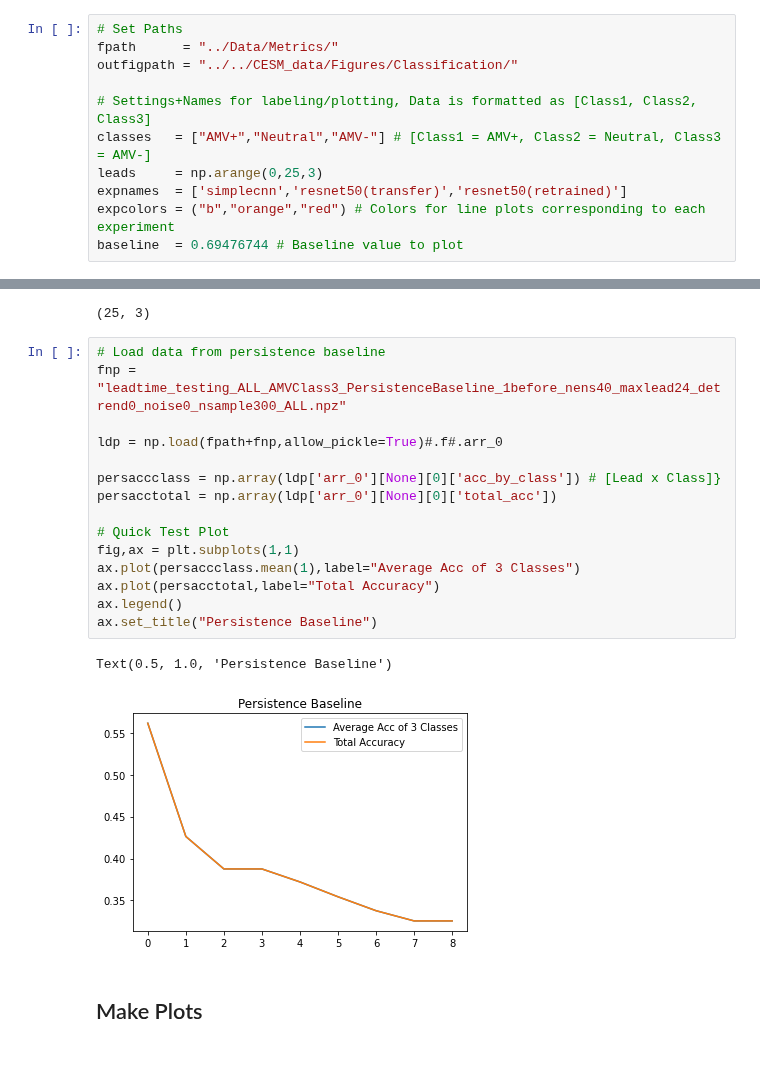
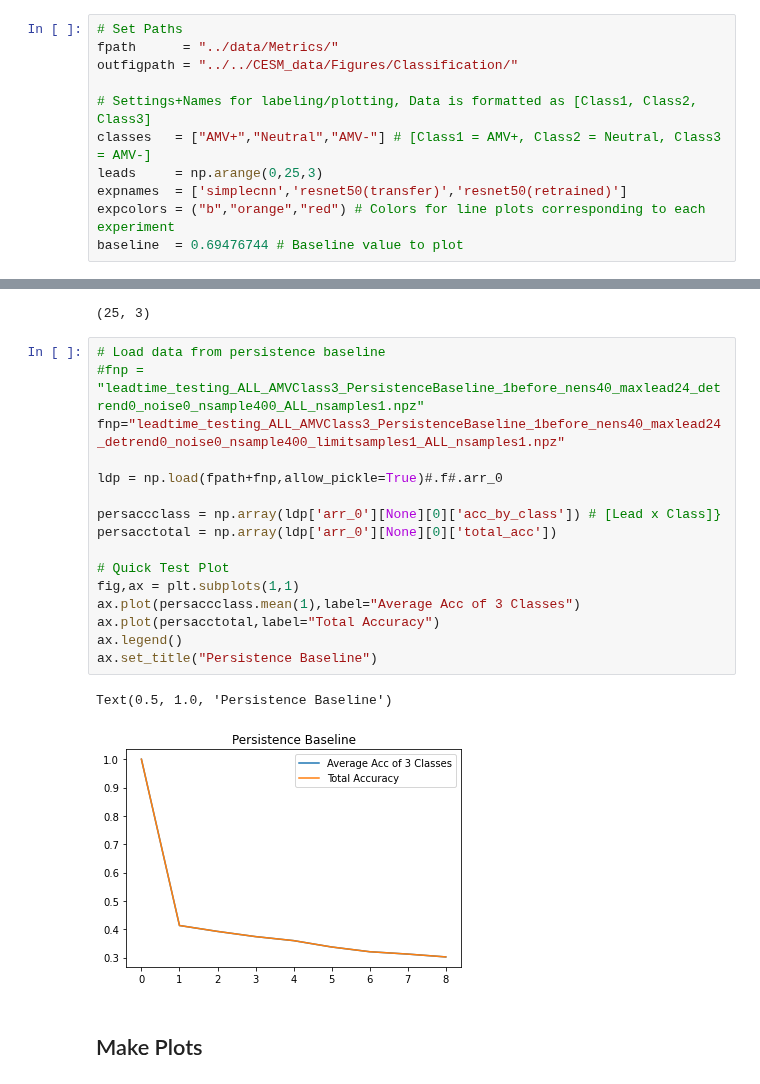
Before and after one commit to glennliu265/predict_amv, a Jupyter notebook: Analysis/viz_results_EMCL.ipynb, the cells around one changed output, grey strips where cells are left out. Cells and saved outputs as stored; diff of their text form.

```diff
--- a/Analysis/viz_results_EMCL.ipynb
+++ b/Analysis/viz_results_EMCL.ipynb
@@ -5,7 +20,7 @@ import os
 import glob
 # %%
 # Set Paths
-fpath      = "../Data/Metrics/"
+fpath      = "../data/Metrics/"
 outfigpath = "../../CESM_data/Figures/Classification/"
 
 # Settings+Names for labeling/plotting, Data is formatted as [Class1, Class2, Class3]
@@ -157,22 +172,23 @@ autodat.shape
 (25, 3)
 # %%
 # Load data from persistence baseline
-fnp = "leadtime_testing_ALL_AMVClass3_PersistenceBaseline_1before_nens40_maxlead24_detrend0_noise0_nsample300_ALL.npz"
+#fnp = "leadtime_testing_ALL_AMVClass3_PersistenceBaseline_1before_nens40_maxlead24_detrend0_noise0_nsample400_ALL_nsamples1.npz"
+fnp="leadtime_testing_ALL_AMVClass3_PersistenceBaseline_1before_nens40_maxlead24_detrend0_noise0_nsample400_limitsamples1_ALL_nsamples1.npz"
 
 ldp = np.load(fpath+fnp,allow_pickle=True)#.f#.arr_0
 
 persaccclass = np.array(ldp['arr_0'][None][0]['acc_by_class']) # [Lead x Class]}
 persacctotal = np.array(ldp['arr_0'][None][0]['total_acc'])
 
 # Quick Test Plot
 fig,ax = plt.subplots(1,1)
 ax.plot(persaccclass.mean(1),label="Average Acc of 3 Classes")
 ax.plot(persacctotal,label="Total Accuracy")
 ax.legend()
 ax.set_title("Persistence Baseline")
 # %% [output]
 Text(0.5, 1.0, 'Persistence Baseline')
-[figure, old version]
+[figure, new version]
 # %% [markdown]
 ## Make Plots
 # %%
```
Also changed, not shown: parts of 4 cells of this notebook.
